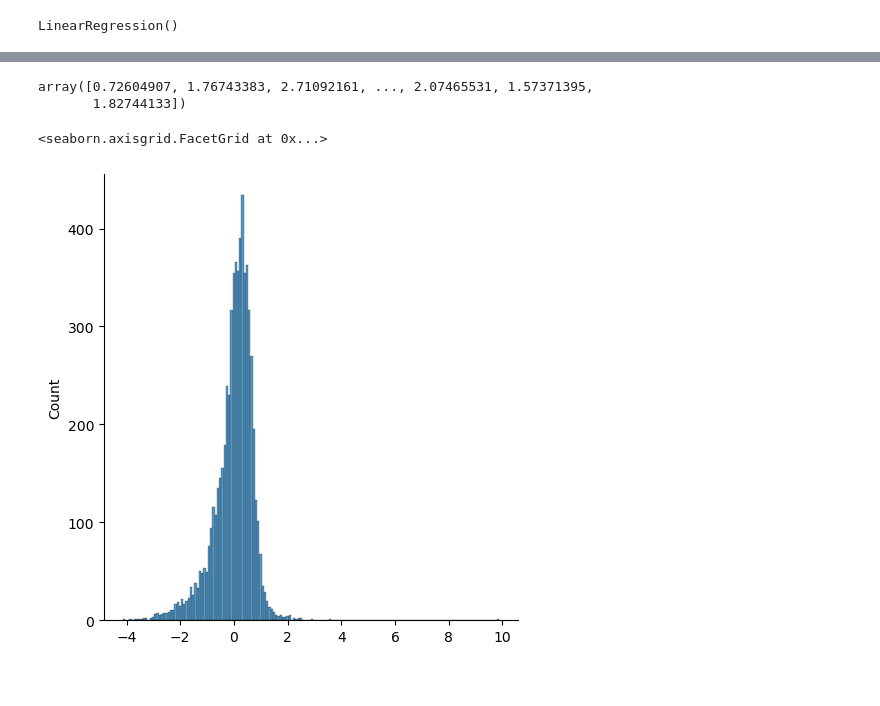
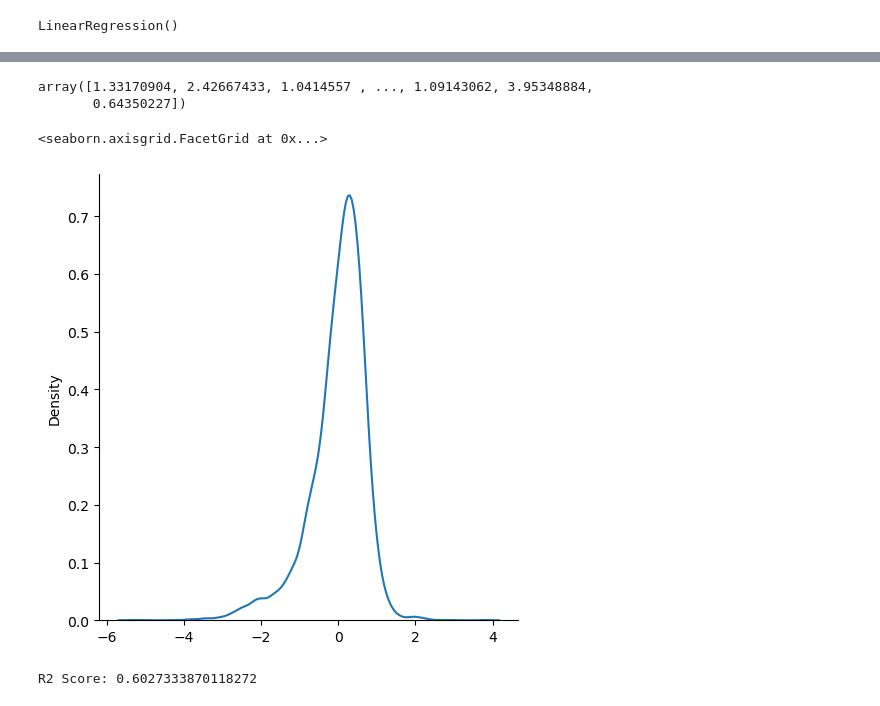
Before and after one commit to lalitkarthik/Machine-Learning-Implementations, a Jupyter notebook: LinearRegression.ipynb, the cells around one changed output, grey strips where cells are left out. Cells and saved outputs as stored; diff of their text form; code cells hidden in the pictures.

```diff
--- a/LinearRegression.ipynb
+++ b/LinearRegression.ipynb
@@ -127,13 +118,16 @@ print(np.mean(mse))
 # %%
 prediction=model.predict(X_test)
+prediction
+# %% [output]
+array([1.33170904, 2.42667433, 1.0414557 , ..., 1.09143062, 3.95348884,
+       0.64350227])
-# %%
-prediction
-# %% [output]
-array([0.72604907, 1.76743383, 2.71092161, ..., 2.07465531, 1.57371395,
-       1.82744133])
-# %%
-import seaborn as sns
-sns.displot(prediction-y_test)
-# %% [output]
-<seaborn.axisgrid.FacetGrid at 0x...>
-[figure, removed]
+# %%
+sns.displot(prediction-y_test, kind='kde')
+# %% [output]
+<seaborn.axisgrid.FacetGrid at 0x...>
+[figure, added]
+# %%
+score=model.score(X_test,y_test)
+print(f"R2 Score: {score}")
+# %% [output]
+R2 Score: 0.6027333870118272
```
Also changed, not shown: parts of 15 cells of this notebook.
